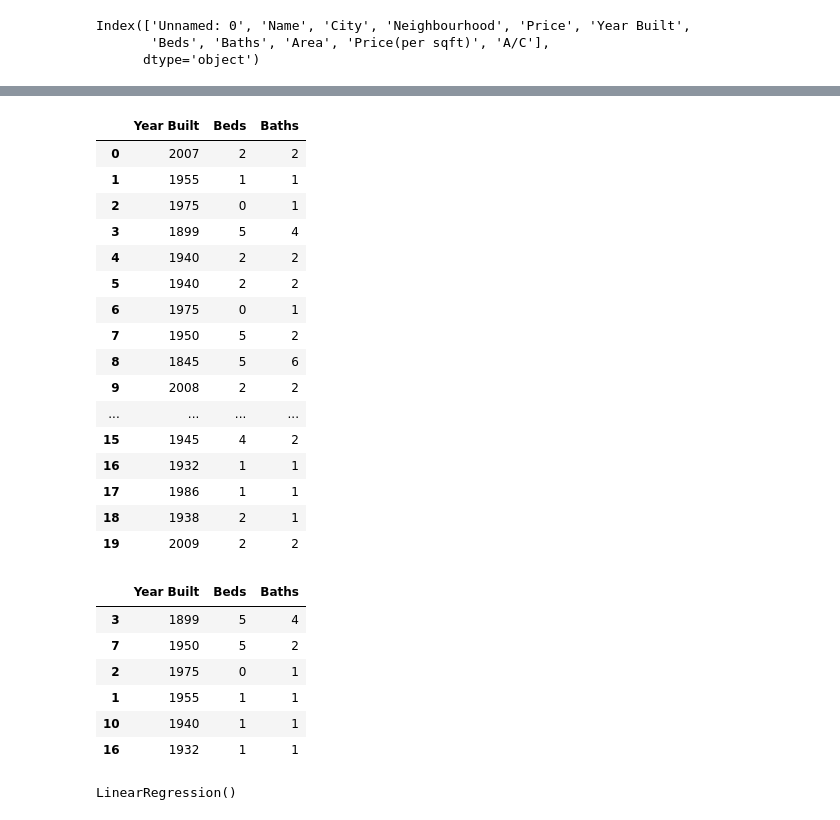
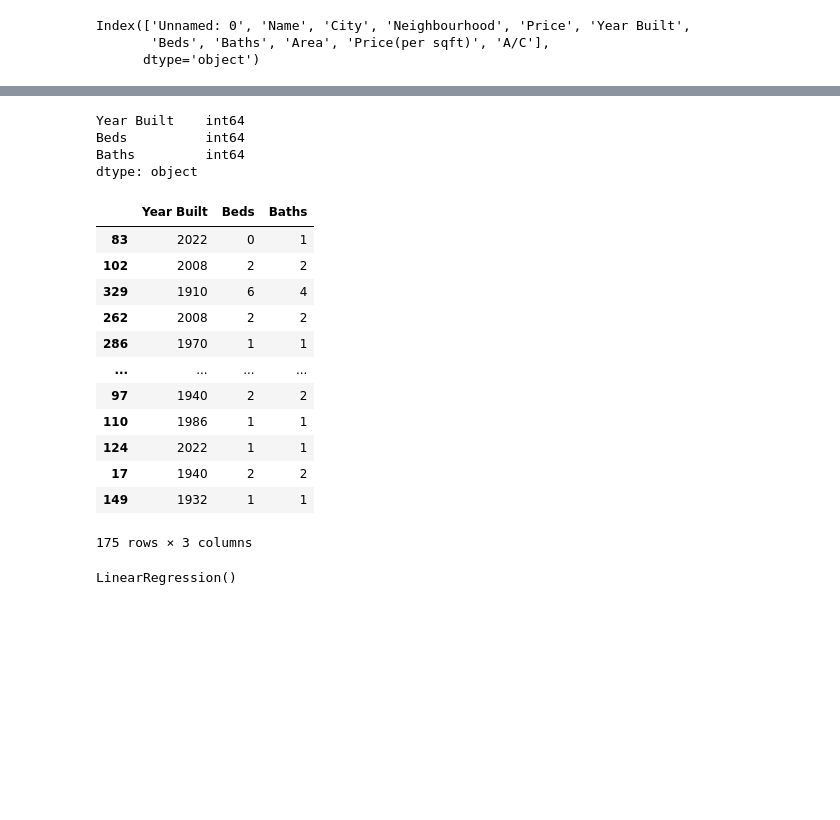
Before and after one commit to Kuntalthakur01/Real-estate-web-app, a Jupyter notebook: model/ml_model.ipynb, the cells around one changed output, grey strips where cells are left out. Drawn from its saved outputs; the diff is of its cells as text; code cells hidden in the pictures; blank space fills up the shorter version.

```diff
--- a/model/ml_model.ipynb
+++ b/model/ml_model.ipynb
@@ -50,4 +57,4 @@ n7 = df["Price"].str.split("$", n=1, expand=True)[1]
 n7 = n7.str.replace(',', '')
 df["Price"] = n7
 # %%
-df
+df.dropna(inplace=True)
@@ -86,37 +89,30 @@ y = df[['Price']]
 X = X.apply(pd.to_numeric, errors='coerce')
 y = y.apply(pd.to_numeric, errors='coerce')
 # %%
-X
+X.dtypes
 # %% [output]
-|  | Year Built | Beds | Baths |
-| 0 | 2007 | 2 | 2 |
-| 1 | 1955 | 1 | 1 |
-| 2 | 1975 | 0 | 1 |
-| 3 | 1899 | 5 | 4 |
-| 4 | 1940 | 2 | 2 |
-| 5 | 1940 | 2 | 2 |
-| 6 | 1975 | 0 | 1 |
-| 7 | 1950 | 5 | 2 |
-| 8 | 1845 | 5 | 6 |
-| 9 | 2008 | 2 | 2 |
-| ... | ... | ... | ... |
-| 15 | 1945 | 4 | 2 |
-| 16 | 1932 | 1 | 1 |
-| 17 | 1986 | 1 | 1 |
-| 18 | 1938 | 2 | 1 |
-| 19 | 2009 | 2 | 2 |
+Year Built    int64
+Beds          int64
+Baths         int64
+dtype: object
 # %%
 X_train, X_test, y_train, y_test = train_test_split(X, y, test_size=0.3, random_state=101)
 # %%
-X_test
+X_train
 # %% [output]
 |  | Year Built | Beds | Baths |
-| 3 | 1899 | 5 | 4 |
-| 7 | 1950 | 5 | 2 |
-| 2 | 1975 | 0 | 1 |
-| 1 | 1955 | 1 | 1 |
-| 10 | 1940 | 1 | 1 |
-| 16 | 1932 | 1 | 1 |
+| 83 | 2022 | 0 | 1 |
+| 102 | 2008 | 2 | 2 |
+| 329 | 1910 | 6 | 4 |
+| 262 | 2008 | 2 | 2 |
+| 286 | 1970 | 1 | 1 |
+| ... | ... | ... | ... |
+| 97 | 1940 | 2 | 2 |
+| 110 | 1986 | 1 | 1 |
+| 124 | 2022 | 1 | 1 |
+| 17 | 1940 | 2 | 2 |
+| 149 | 1932 | 1 | 1 |
+175 rows × 3 columns
 # %%
 lm = LinearRegression()
 lm.fit(X_train, y_train)
```
Also changed, not shown: parts of 8 cells of this notebook, 3 other files.
